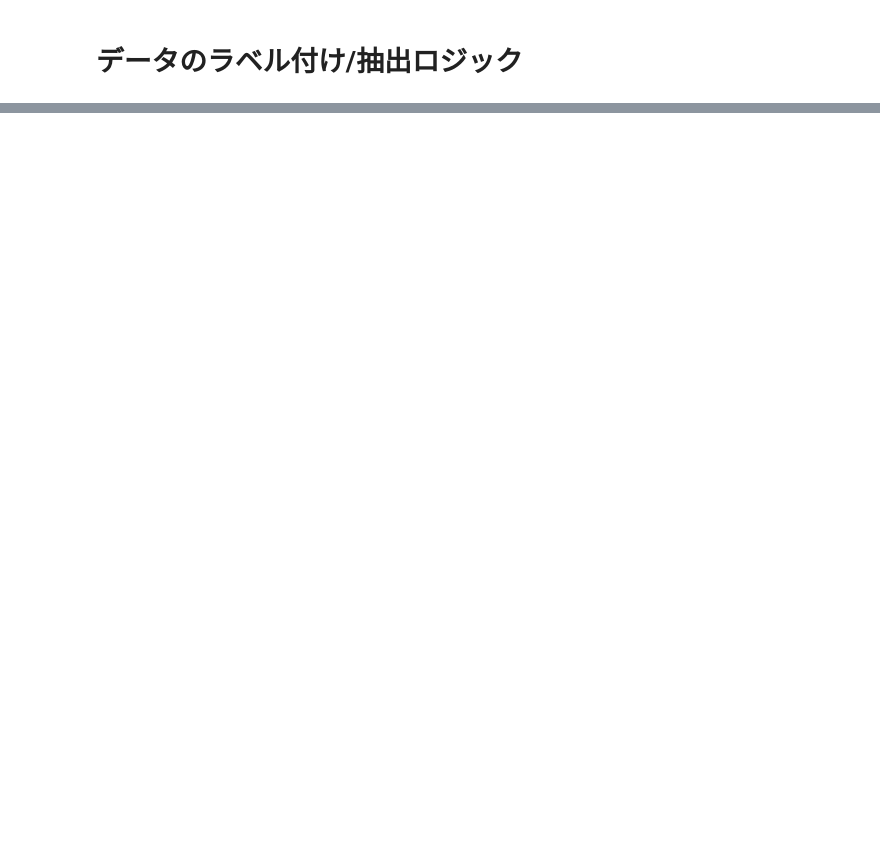
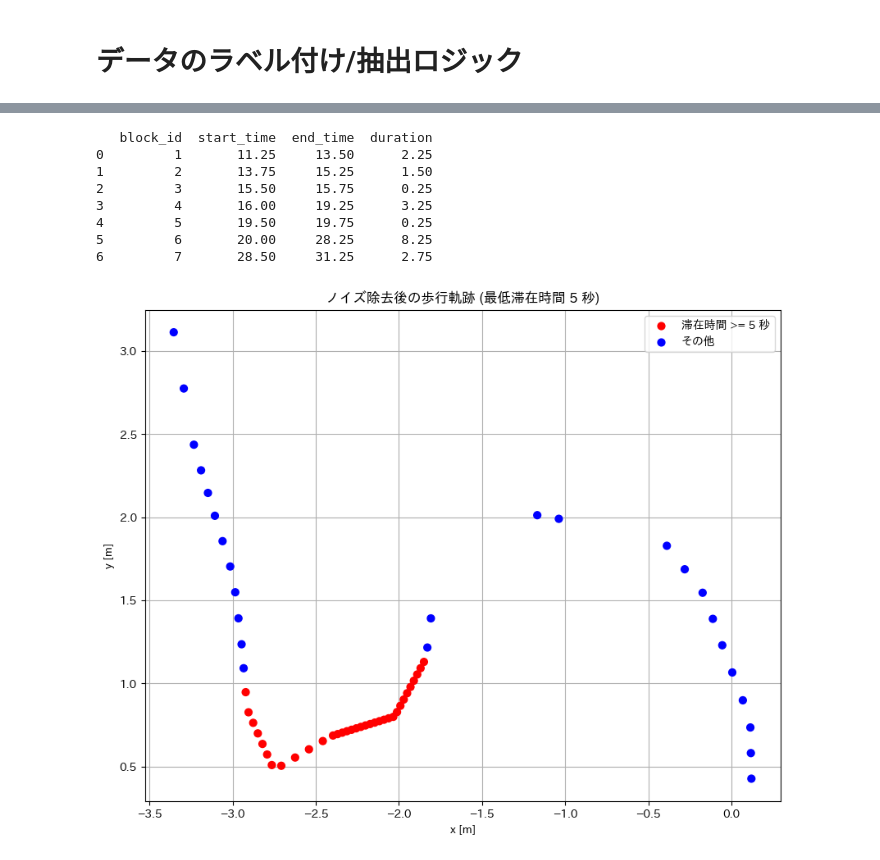
Before and after one commit to kajiLabTeam/pedestrian-behavior-comparison-system, a Jupyter notebook: src/speed/slowly/trajectoryOnlyStop.ipynb, the cells around one changed output, grey strips where cells are left out. Saved outputs shown, nothing was run; the diff lists cells and outputs as text; code cells hidden in the pictures; blank space fills up the shorter version.

```diff
--- a/src/speed/slowly/trajectoryOnlyStop.ipynb
+++ b/src/speed/slowly/trajectoryOnlyStop.ipynb
@@ -141,0 +143,67 @@ plt.show()
+# %%
+# 各stayブロックのIDを生成
+# 'stay'列の値が変わるたびに新しいブロックIDを割り当てる
+df_trajectory['block_id'] = (df_trajectory['stay'] != df_trajectory['stay'].shift()).cumsum()
+
+
+# 各ブロックの開始時刻と終了時刻を計算
+block_summary = df_trajectory.groupby('block_id')['time'].agg(['min', 'max']).reset_index()
+block_summary.columns = ['block_id', 'start_time', 'end_time']
+
+# 各ブロックの継続時間を計算
+block_summary['duration'] = block_summary['end_time'] - block_summary['start_time']
+
+print(block_summary)
+
+# 最低滞在時間を定義（例: 5秒）
+min_stay_time = 5
+
+# # 有効なブロックIDを特定 (最低滞在時間以上のブロック)
+valid_block_ids = block_summary[block_summary['duration'] >= min_stay_time]['block_id']
+
+# ノイズ除去後のデータフレームを作成
+# 有効なブロックに属するか、またはstayがFalseの点を保持
+df_filtered = df_trajectory[df_trajectory['block_id'].isin(valid_block_ids) | ~df_trajectory['stay']].copy()
+
+# データフレームをCSVファイルとして保存
+df_trajectory.to_csv('data/brock_trajectory_data.csv', index=False)
+
+# データフレームをCSVファイルとして保存
+df_filtered.to_csv('data/trajectory_data.csv', index=False)
+
+# ノイズ除去後の軌跡をプロット
+plt.figure(figsize=(10, 10))
+
+# ノイズ除去後のstay状態に基づいて色を決定
+# 'stay'がTrue（速度が閾値以下で、かつ滞在時間が最低滞在時間以上）の場合に赤、それ以外は青
+colors_filtered = np.where(df_filtered['stay'], 'red', 'blue')
+
+# プロットの実行
+plt.scatter(df_filtered['x'], df_filtered['y'], c=colors_filtered, s=40, zorder=2)
+
+# 凡例用のダミープロットを作成
+# 凡例に表示される色とラベルを設定
+plt.scatter([], [], c='red', s=40, label=f'滞在時間 >= {min_stay_time} 秒')
+plt.scatter([], [], c='blue', s=40, label='その他')
+
+# グラフの設定
+plt.gca().set_aspect('equal', adjustable='box') # アスペクト比を等しく設定
+plt.title(f'ノイズ除去後の歩行軌跡 (最低滞在時間 {min_stay_time} 秒)') # グラフタイトル
+plt.xlabel('x [m]') # X軸ラベル
+plt.ylabel('y [m]') # Y軸ラベル
+plt.grid(True) # グリッド表示
+plt.legend() # 凡例表示
+
+# グラフを画像ファイルとして保存
+plt.savefig('filtered_trajectory.png')
+plt.show() # グラフの表示
+# %% [output]
+   block_id  start_time  end_time  duration
+0         1       11.25     13.50      2.25
+1         2       13.75     15.25      1.50
+2         3       15.50     15.75      0.25
+3         4       16.00     19.25      3.25
+4         5       19.50     19.75      0.25
+5         6       20.00     28.25      8.25
+6         7       28.50     31.25      2.75
+[figure, added]
```
Also changed, not shown: parts of 3 cells of this notebook, 6 other files.
